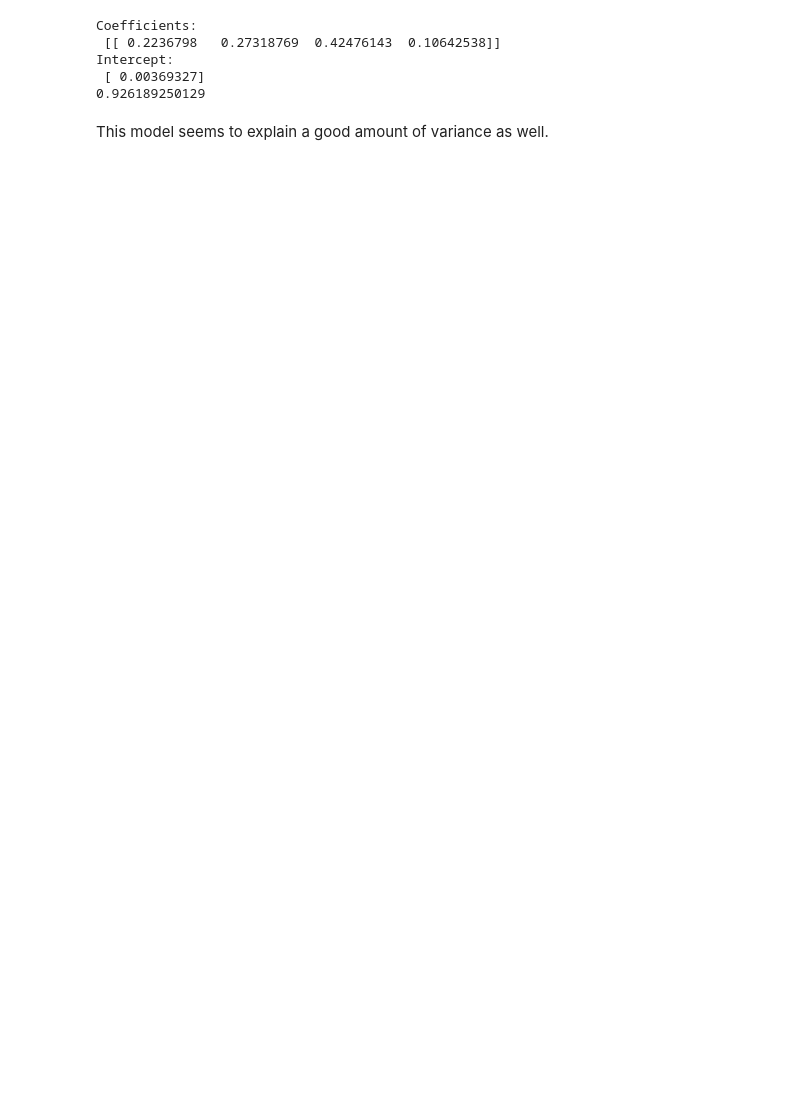
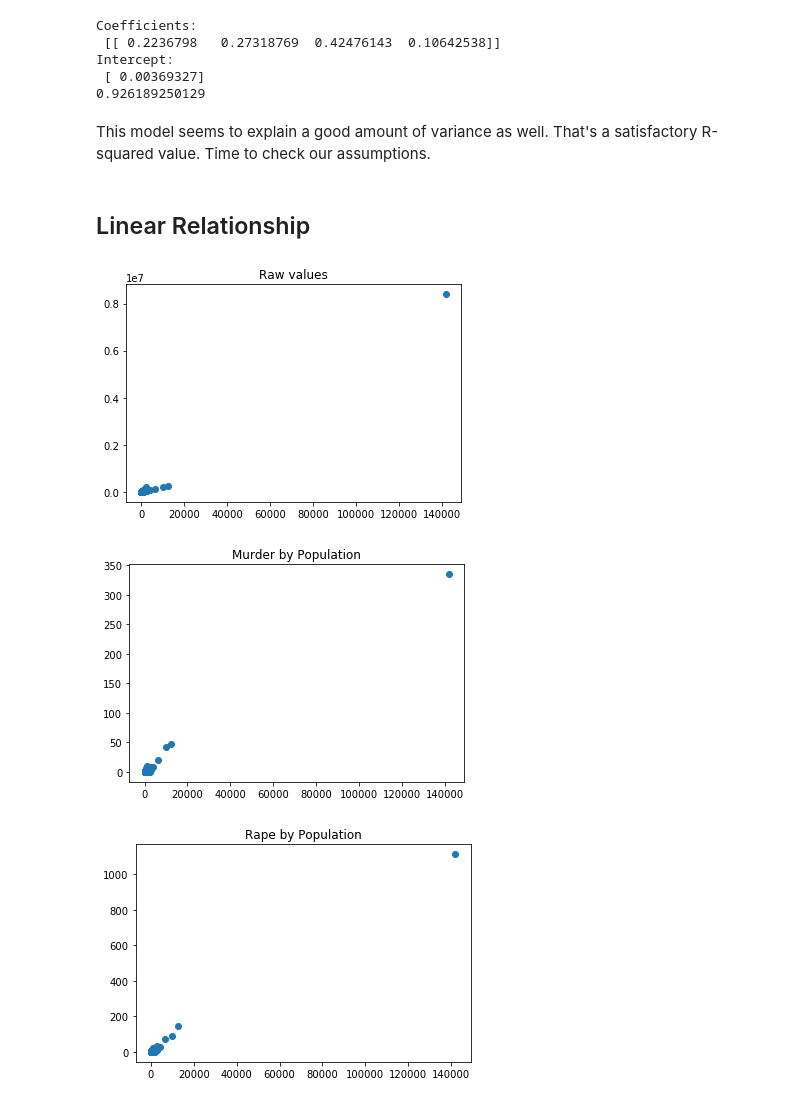
Before and after one commit to Schmidt8181/NY_Crime2013, a Jupyter notebook: NY_Crime_2013.ipynb, the cells around one changed output. Cells and saved outputs as stored; diff of their text form; code cells hidden in the pictures; blank space fills up the shorter version.

```diff
--- a/NY_Crime_2013.ipynb
+++ b/NY_Crime_2013.ipynb
@@ -217,4 +217,22 @@ Intercept:
  [ 0.00369327]
 0.926189250129
 # %% [markdown]
-This model seems to explain a good amount of variance as well.
+This model seems to explain a good amount of variance as well. That's a satisfactory R-squared value. Time to check our assumptions.
+# %% [markdown]
+## Linear Relationship
+# %%
+plt.scatter(Y, X)
+plt.title('Raw values')
+plt.show()
+
+plt.scatter(Y, Property_Crime['Murder'])
+plt.title('Murder by Population')
+plt.show()
+
+plt.scatter(Y, Property_Crime['Rape'])
+plt.title('Rape by Population')
+plt.show()
+# %% [output]
+[figure, added]
+[figure, added]
+[figure, added]
```
Also changed, not shown: parts of 2 cells of this notebook.
